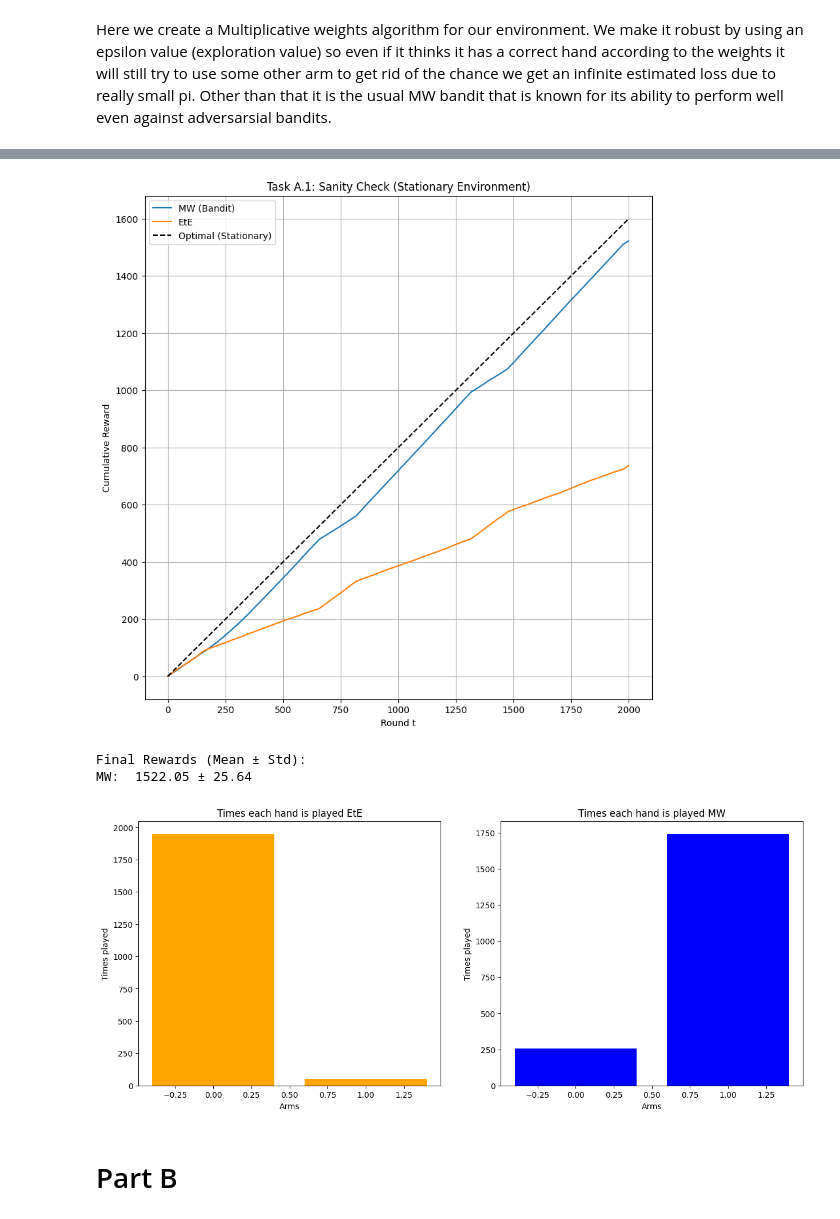
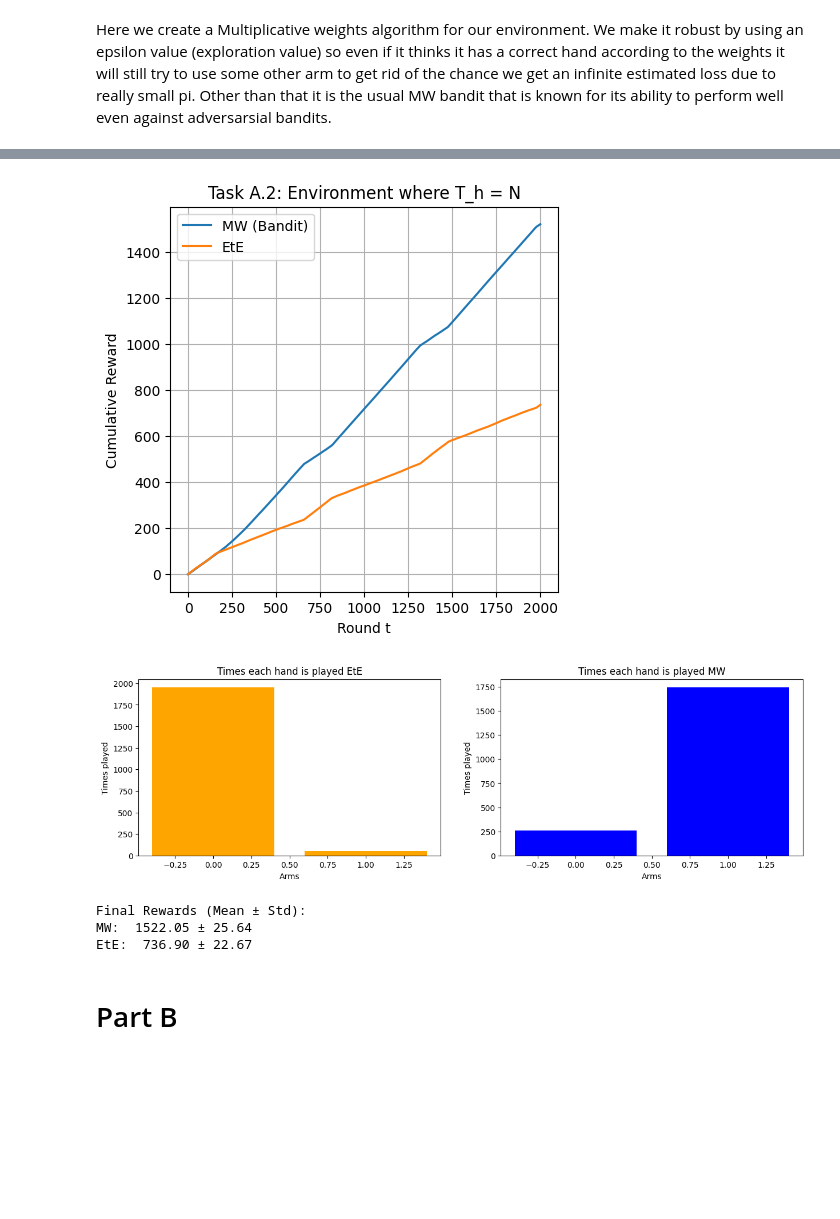
Before and after one commit to Giorgosman13/RL_Assignment2, a Jupyter notebook: Assignment_2_Reverse_Engineering_Non_Stationarity_and_Price_Wars!.ipynb, the cells around one changed output, grey strips where cells are left out. Cells and saved outputs as stored; diff of their text form; code cells hidden in the pictures; blank space fills up the shorter version.

```diff
--- a/Assignment_2_Reverse_Engineering_Non_Stationarity_and_Price_Wars!.ipynb
+++ b/Assignment_2_Reverse_Engineering_Non_Stationarity_and_Price_Wars!.ipynb
@@ -274,44 +297,44 @@ mean_ete = np.mean(rewards_ete, axis=0)
 
 mean_selection_mw = np.mean(arms_selected_mw, axis=0)
 mean_selection_ete = np.mean(arms_selected_ete, axis=0)
-
-plt.figure(figsize=(10, 10))
-plt.plot(mean_mw, label='MW (Bandit)')
-plt.plot(mean_ete, label='EtE')
-plt.plot([0, T], [0, 0.8*T], 'k--', label='Optimal (Stationary)')
-
-plt.xlabel('Round t')
-plt.ylabel('Cumulative Reward')
-plt.title('Task A.1: Sanity Check (Stationary Environment)')
-plt.legend()
-plt.grid(True)
-plt.show()
-
-# 3. Final Values (Mean ± Std) [cite: 3, 42]
-print(f"Final Rewards (Mean ± Std):")
-print(f"MW:  {np.mean(rewards_mw[:,-1]):.2f} ± {np.std(rewards_mw[:,-1]):.2f}")
-
-
-plt.figure(figsize=(15,6))
-arm_indices = np.arange(n_arms)
-plt.subplot(1,2,1)
-plt.bar(arm_indices, mean_selection_ete, color = 'orange')
-plt.title("Times each hand is played EtE")
-plt.xlabel("Arms")
-plt.ylabel("Times played")
-
-plt.subplot(1,2,2)
-plt.bar(arm_indices, mean_selection_mw, color = 'blue', label = 'Multiplicative Weights')
-plt.title("Times each hand is played MW")
-plt.xlabel("Arms")
-plt.ylabel("Times played")
-
-plt.show()
-# %% [output]
-[figure, removed]
-Final Rewards (Mean ± Std):
-MW:  1522.05 ± 25.64
-[figure, removed]
+# %%
+plt.figure(figsize=(5, 5))
+plt.plot(mean_mw, label='MW (Bandit)')
+plt.plot(mean_ete, label='EtE')
+
+plt.xlabel('Round t')
+plt.ylabel('Cumulative Reward')
+plt.title('Task A.2: Environment where T_h = N')
+plt.legend()
+plt.grid(True)
+plt.show()
+
+plt.figure(figsize=(15,4))
+arm_indices = np.arange(n_arms)
+plt.subplot(1,2,1)
+plt.bar(arm_indices, mean_selection_ete, color = 'orange')
+plt.title("Times each hand is played EtE")
+plt.xlabel("Arms")
+plt.ylabel("Times played")
+
+plt.subplot(1,2,2)
+plt.bar(arm_indices, mean_selection_mw, color = 'blue', label = 'Multiplicative Weights')
+plt.title("Times each hand is played MW")
+plt.xlabel("Arms")
+plt.ylabel("Times played")
+
+plt.show()
+
+
+print(f"Final Rewards (Mean ± Std):")
+print(f"MW:  {np.mean(rewards_mw[:,-1]):.2f} ± {np.std(rewards_mw[:,-1]):.2f}")
+print(f"EtE:  {np.mean(rewards_ete[:,-1]):.2f} ± {np.std(rewards_ete[:,-1]):.2f}")
+# %% [output]
+[figure, added]
+[figure, added]
+Final Rewards (Mean ± Std):
+MW:  1522.05 ± 25.64
+EtE:  736.90 ± 22.67
 # %% [markdown]
 # Part B
 # %% [markdown]
```
Also changed, not shown: parts of 12 cells of this notebook.
